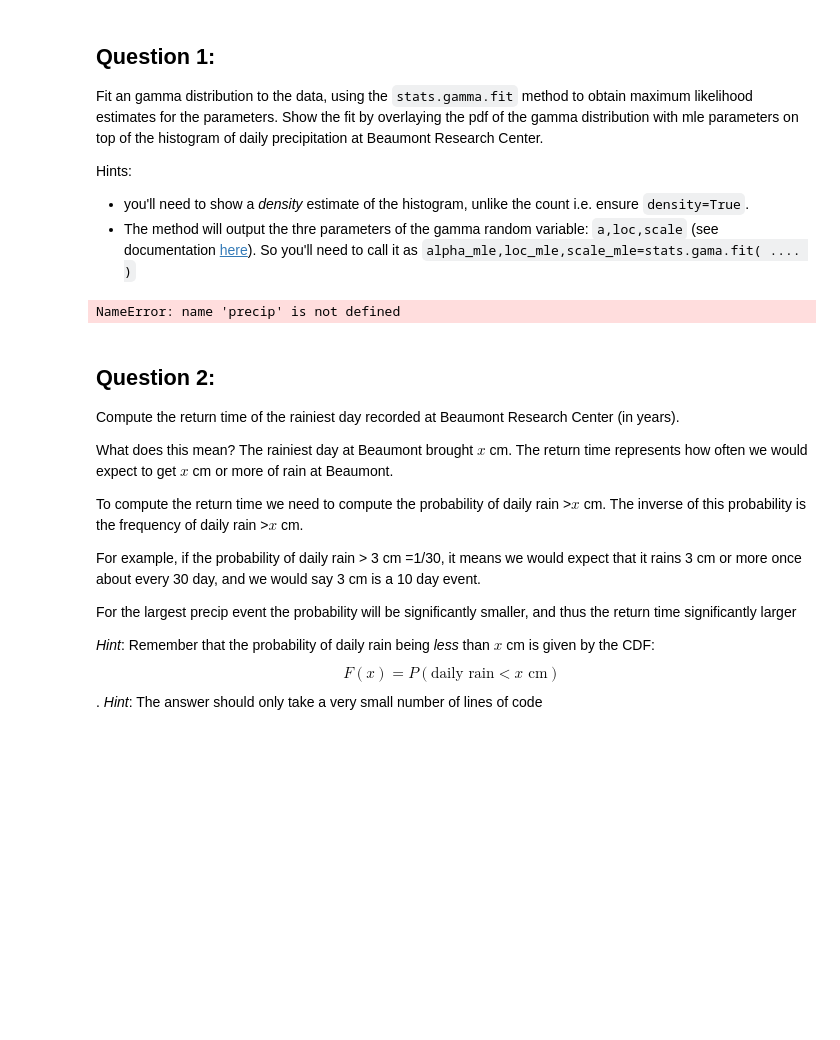
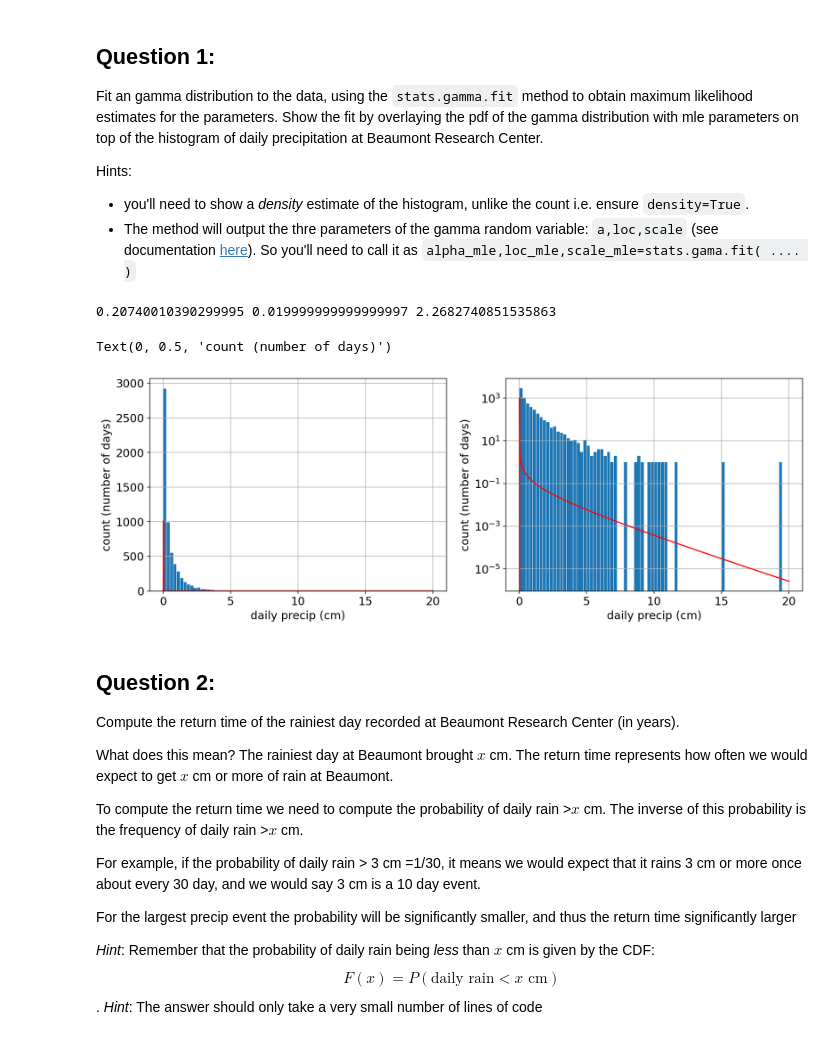
Before and after one commit to yuditwang/SIMLES, a Jupyter notebook: M01_Lab.ipynb, the cells around one changed output. Drawn from its saved outputs; the diff is of its cells as text; code cells hidden in the pictures; blank space fills up the shorter version.

```diff
--- a/M01_Lab.ipynb
+++ b/M01_Lab.ipynb
@@ -361,27 +460,29 @@ Hints:
 # %%
 alpha_mle,loc_mle,scale_mle=stats.gamma.fit(precip)
 print(alpha_mle, loc_mle, scale_mle)
 
 x_gamma=np.linspace(0,20,1000)
 f_gamma=stats.gamma.pdf(x_gamma,loc=loc_mle,scale=scale_mle, a=alpha_mle)
 
 fig,ax=plt.subplots(1,2)
-ax[0].plot(x_gamma, f_gamma, 'r-', ms=10, label='pdf)
+ax[0].plot(x_gamma, f_gamma, 'r-', ms=10, label='pdf')
 ax[0].hist(precip,bin_edges,rwidth=0.9);
 ax[0].set_xlabel('daily precip (cm)')
 ax[0].set_ylabel('count (number of days)')
 ax[0].grid()
 ax[0].set_xlabel('daily precip (cm)')
 ax[0].set_ylabel('count (number of days)')
 
-ax[1].plot(x_gamma, f_gamma, 'r-', ms=10, label='pdf)
+ax[1].plot(x_gamma, f_gamma, 'r-', ms=10, label='pdf')
 ax[1].hist(precip,bin_edges,rwidth=0.9)
 ax[1].set_yscale('log')
 ax[1].grid()
 ax[1].set_xlabel('daily precip (cm)')
 ax[1].set_ylabel('count (number of days)')
 # %% [output]
-NameError: name 'precip' is not defined
+0.20740010390299995 0.019999999999999997 2.2682740851535863
+Text(0, 0.5, 'count (number of days)')
+[figure, added]
 # %% [markdown]
 ## Question 2:
 Compute the return time of the rainiest day recorded at Beaumont Research Center (in years).
```
Also changed, not shown: parts of 7 cells of this notebook.
